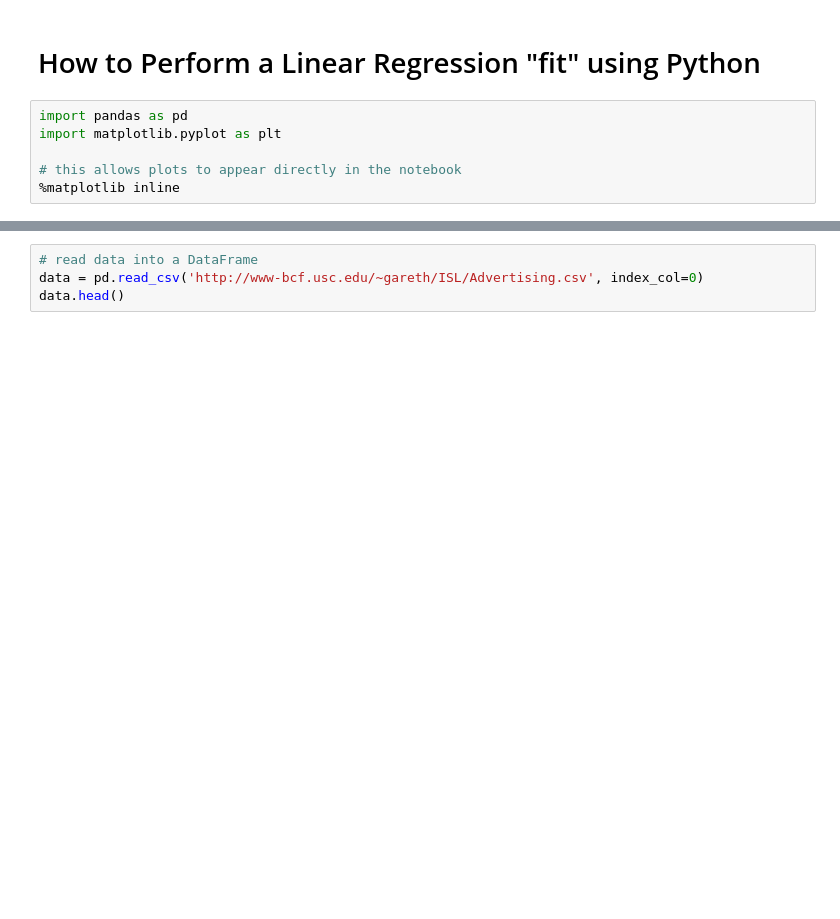
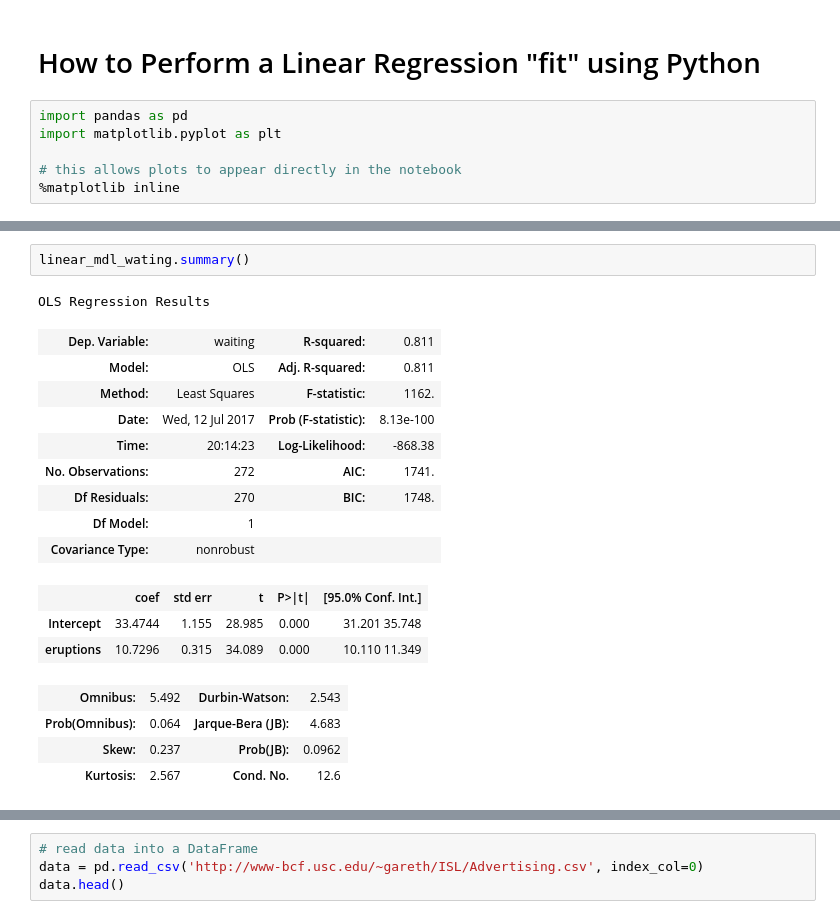
Before and after one commit to Ram-N/data-analysis-using-python, a Jupyter notebook: Introduction to Linear Regression.ipynb, the cells around one changed output, grey strips where cells are left out. Drawn from its saved outputs; the diff is of its cells as text; blank space fills up the shorter version.

```diff
--- a/Introduction to Linear Regression.ipynb
+++ b/Introduction to Linear Regression.ipynb
@@ -73,0 +92,20 @@ import matplotlib.pyplot as plt
+# %%
+linear_mdl_wating.summary()
+# %% [output]
+OLS Regression Results
+| Dep. Variable: | waiting | R-squared: | 0.811 |
+| Model: | OLS | Adj. R-squared: | 0.811 |
+| Method: | Least Squares | F-statistic: | 1162. |
+| Date: | Wed, 12 Jul 2017 | Prob (F-statistic): | 8.13e-100 |
+| Time: | 20:14:23 | Log-Likelihood: | -868.38 |
+| No. Observations: | 272 | AIC: | 1741. |
+| Df Residuals: | 270 | BIC: | 1748. |
+| Df Model: | 1 |  |  |
+| Covariance Type: | nonrobust |  |  |
+|  | coef | std err | t | P>|t| | [95.0% Conf. Int.] |
+| Intercept | 33.4744 | 1.155 | 28.985 | 0.000 | 31.201 35.748 |
+| eruptions | 10.7296 | 0.315 | 34.089 | 0.000 | 10.110 11.349 |
+| Omnibus: | 5.492 | Durbin-Watson: | 2.543 |
+| Prob(Omnibus): | 0.064 | Jarque-Bera (JB): | 4.683 |
+| Skew: | 0.237 | Prob(JB): | 0.0962 |
+| Kurtosis: | 2.567 | Cond. No. | 12.6 |
```
Also changed, not shown: parts of 18 cells of this notebook, 2 other files.
